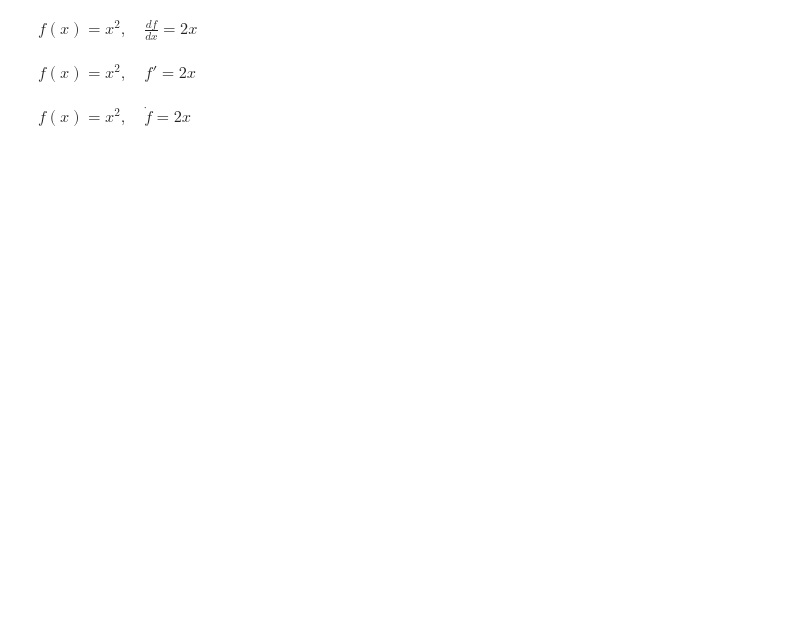
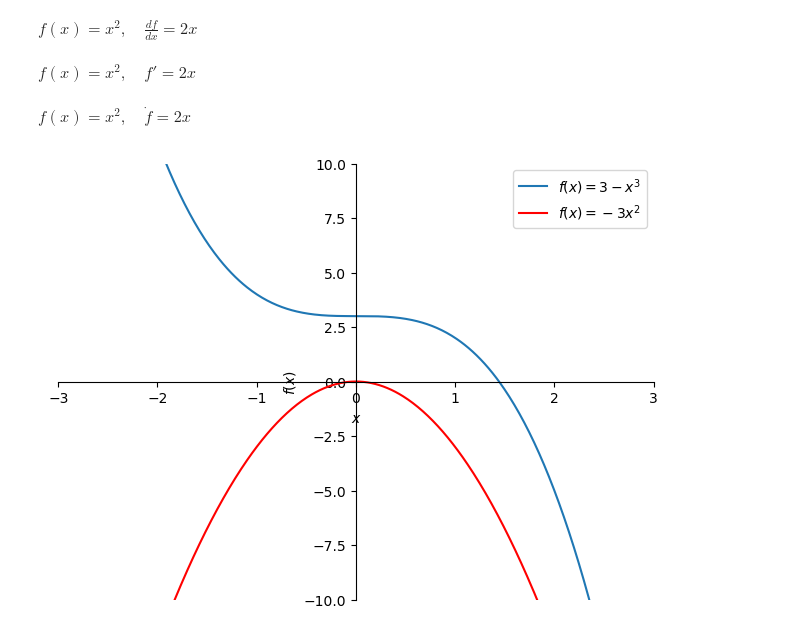
Before and after one commit to mickeykim70/MasterMathByCodingInPython, a Jupyter notebook: Study/sec_11/112_derivatives_polynomials.ipynb, the cells around one changed output. Cells and saved outputs as stored; diff of their text form; code cells hidden in the pictures; blank space fills up the shorter version.

```diff
--- a/Study/sec_11/112_derivatives_polynomials.ipynb
+++ b/Study/sec_11/112_derivatives_polynomials.ipynb
@@ -28,0 +31,15 @@ $\displaystyle f(x) = x^{2}, \quad \dot{f}=2 x$
+# %%
+fx1 = 3 - x**3
+
+p = symplot(fx1, (x,-5,5), show=False)
+p.extend( symplot(sym.diff(fx1), (x,-5,5), show=False) )
+p[1].line_color = 'r'
+p[0].label = '$f(x) = %s$' %sym.latex(fx1)
+p[1].label = '$f(x) = %s$' %sym.latex(sym.diff(fx1))
+
+p.legend=True
+p.xlim=[-3,3]
+p.ylim=[-10,10]
+p.show()
+# %% [output]
+[figure, added]
```
Also changed, not shown: parts of 1 cell of this notebook.
